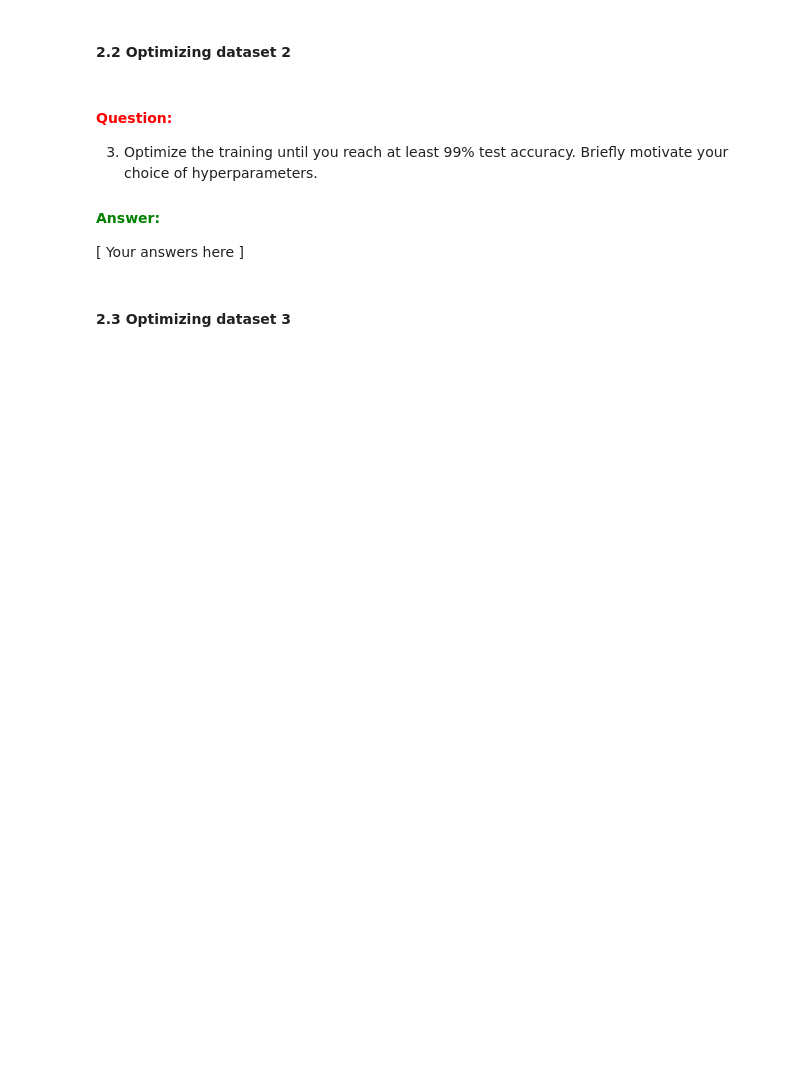
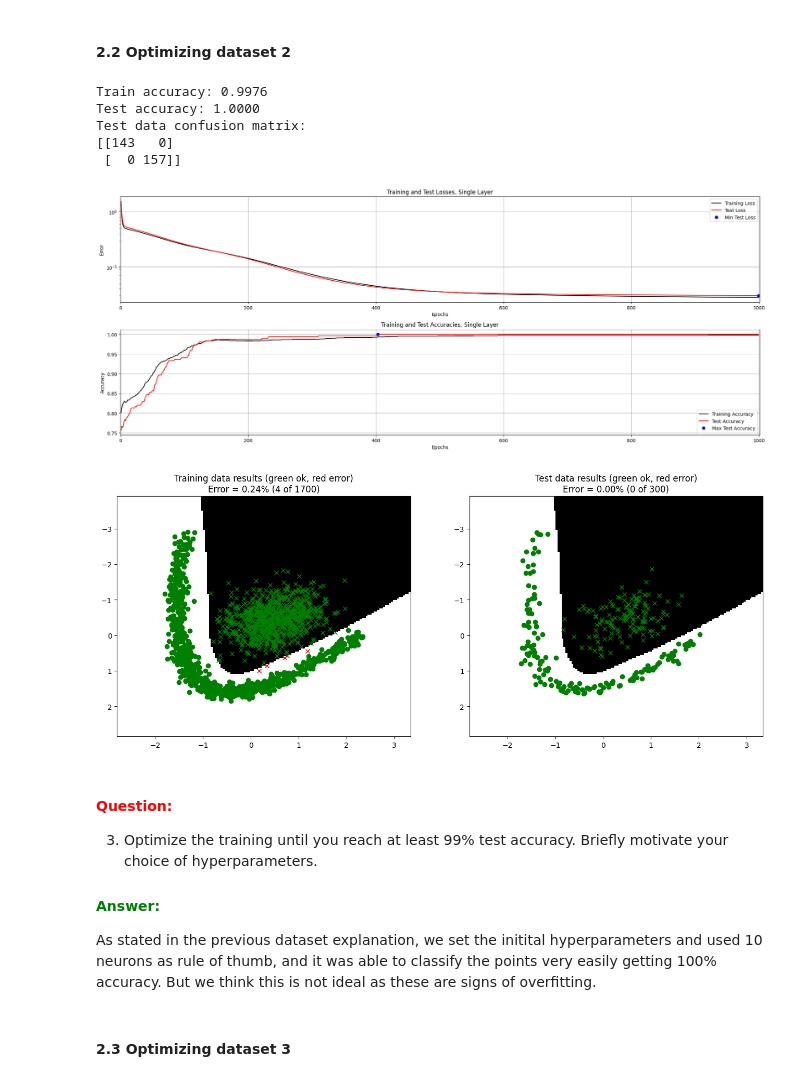
Before and after one commit to PranavC225/732A82_Deep_Learning, a Jupyter notebook: 1_Back_propagation/MultiLayer.ipynb, the cells around one changed output. Drawn from its saved outputs; the diff is of its cells as text; code cells hidden in the pictures; blank space fills up the shorter version.

```diff
--- a/1_Back_propagation/MultiLayer.ipynb
+++ b/1_Back_propagation/MultiLayer.ipynb
@@ -378,20 +386,28 @@ trainMultiLayerOnDataset(1, 0.15, W1_0, B1_0, W2_0, B2_0, params)
 # %%
 # --------------------------------------------
 # === Your code here =========================
 # --------------------------------------------
-nInputs  = ???
-nClasses = ???
-nHidden  = ???
+nInputs  = 2
+nClasses = 2
+nHidden  = 10
 
-W1_0 = ???
-B1_0 = ???
-W2_0 = ???
-B2_0 = ???
+W1_0 = np.random.randn(nInputs, nHidden)
+B1_0 = np.zeros((1, nHidden))
+W2_0 = np.random.randn(nHidden, nClasses)
+B2_0 = np.zeros((1, nClasses))
 
-params = {"epochs": ???, "learningRate": ???, "normalize": False, "useTanhOutput": False}
+params = {"epochs": 1000, "learningRate": 0.05, "normalize": True, "useTanhOutput": False}
 # ============================================
 
 trainMultiLayerOnDataset(2, 0.15, W1_0, B1_0, W2_0, B2_0, params)
+# %% [output]
+Train accuracy: 0.9976
+Test accuracy: 1.0000
+Test data confusion matrix:
+[[143   0]
+ [  0 157]]
+[figure, added]
+[figure, added]
 # %% [markdown]
 #### **<span style="color:red">Question:</span>**
 
@@ -399,7 +415,7 @@ trainMultiLayerOnDataset(2, 0.15, W1_0, B1_0, W2_0, B2_0, params)
 
 #### **<span style="color:green">Answer:</span>**
 
-\[ Your answers here \]
+As stated in the previous dataset explanation, we set the initital hyperparameters and used 10 neurons as rule of thumb, and it was able to classify the points very easily getting 100% accuracy. But we think this is not ideal as these are signs of overfitting.
 # %% [markdown]
 #### **2.3 Optimizing dataset 3**
 # %%
```
Also changed, not shown: parts of 10 cells of this notebook, 3 other files.
